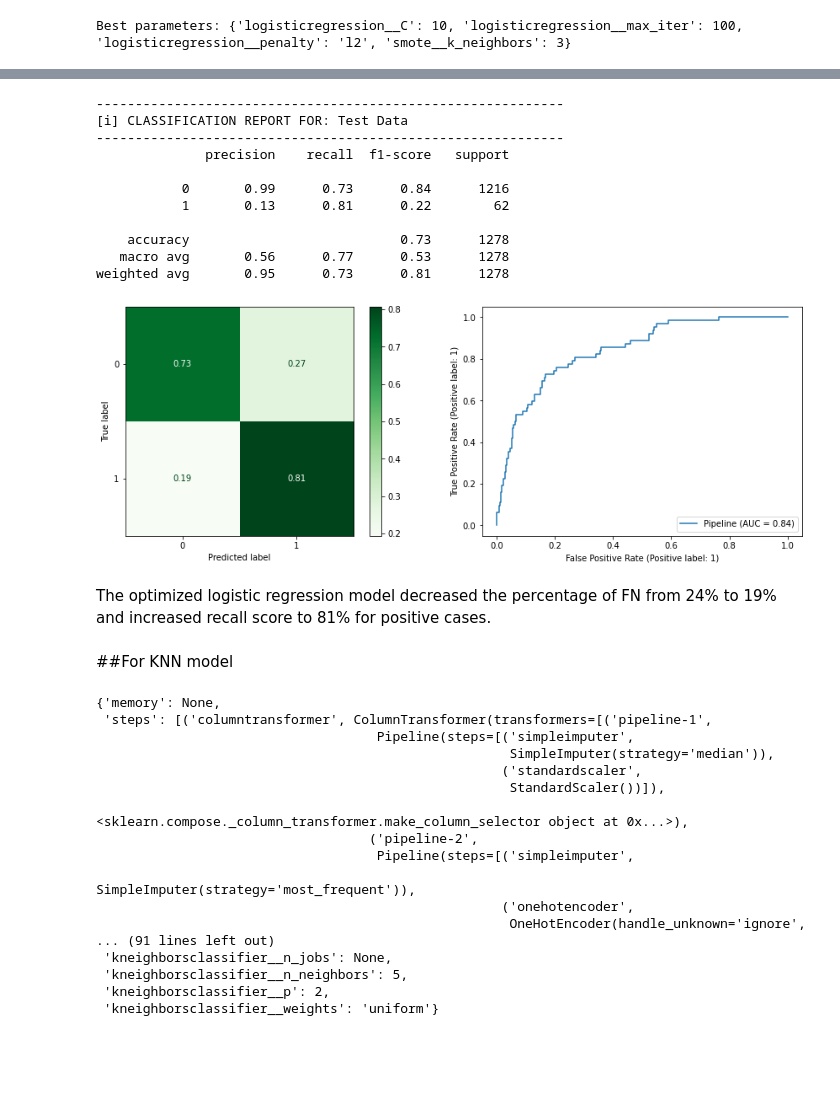
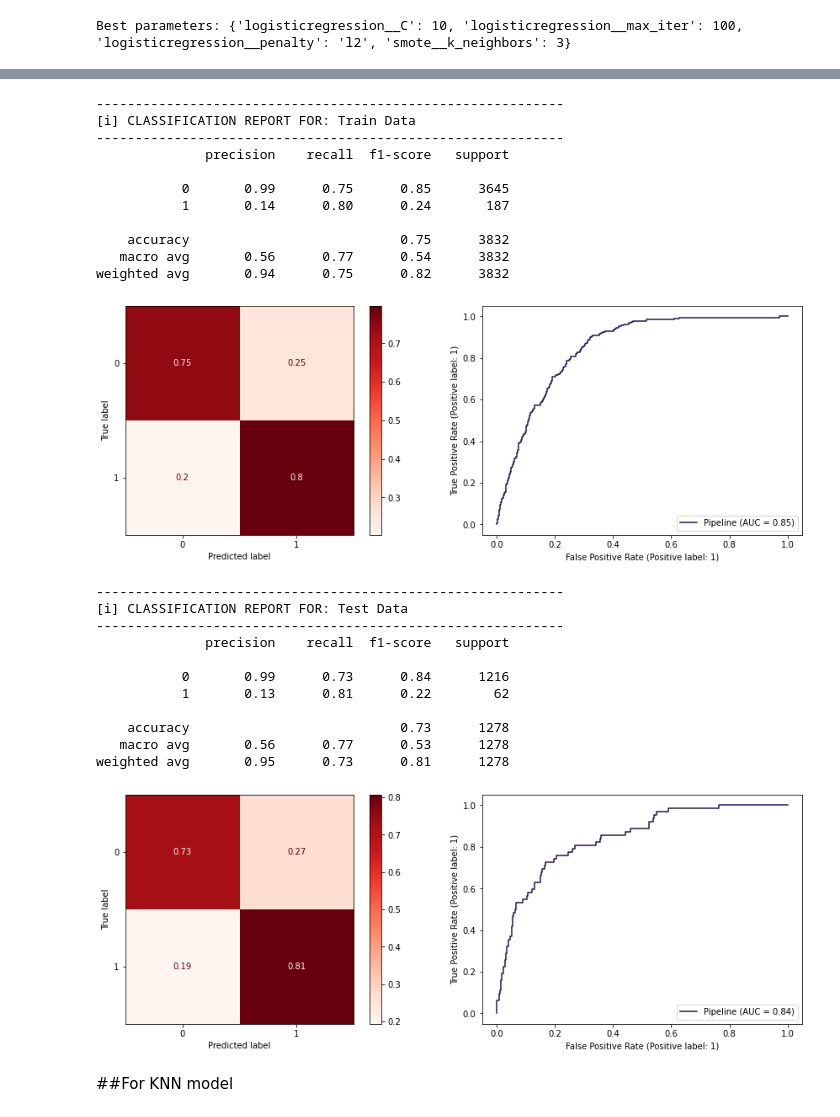
Before and after one commit to sheha919/Stroke_Prediction, a Jupyter notebook: stroke_prediction.ipynb, the cells around one changed output, grey strips where cells are left out. Drawn from its saved outputs; the diff is of its cells as text; code cells hidden in the pictures; blank space fills up the shorter version.

```diff
--- a/stroke_prediction.ipynb
+++ b/stroke_prediction.ipynb
@@ -721,0 +1027,4 @@ weighted avg       0.91      0.89      0.90      1278
+# %%
+xgb = XGBClassifier(random_state = 42)
+xgb_pipe = make_pipeline(preprocessor, xgb)
+xgb_pipe.fit(X_train, y_train)
@@ -747,13 +1258,13 @@ logreg_smote_pipe.get_params()
  'logisticregression__verbose': 0,
  'logisticregression__warm_start': False}
 # %%
-logref_smote_param_grid = {'smote__k_neighbors':range(2,7),
+logreg_param_grid = {'smote__k_neighbors':range(2,7),
                  'logisticregression__C': [0.1, 1, 10, 100],
                  'logisticregression__penalty':['l1','l2'],
                  'logisticregression__max_iter': [100, 1000]}
 # %%
-logref_smote_gs = GridSearchCV(logreg_smote_pipe, logref_smote_param_grid, cv =5)
-logref_smote_gs.fit(X_train, y_train);
+logreg_gs = GridSearchCV(logreg_pca_smote_pipe, logreg_param_grid, cv =5)
+logreg_gs.fit(X_train, y_train);
 # %% [output]
 200 fits failed out of a total of 400.
 The score on these train-test partitions for these parameters will be set to nan.
@@ -777,8 +1288,8 @@ print(f'Best parameters: {logref_smote_gs.best_params_}')
 # %% [output]
 Best parameters: {'logisticregression__C': 10, 'logisticregression__max_iter': 100, 'logisticregression__penalty': 'l2', 'smote__k_neighbors': 3}
 # %%
-logref_opt = logref_smote_gs.best_estimator_
-logref_opt.fit(X_train, y_train)
+logreg_opt = logreg_gs.best_estimator_
+logreg_opt.fit(X_train, y_train)
 # %% [output]
 Pipeline(steps=[('columntransformer',
                  ColumnTransformer(transformers=[('pipeline-1',
@@ -799,41 +1310,32 @@ Pipeline(steps=[('columntransformer',
                 ('logisticregression',
                  LogisticRegression(C=10, random_state=42))])
 # %%
-evaluate_classiffication(logref_opt, X_test, y_test, label="Test Data")
+evaluate_classiffication(logreg_opt, X_train, y_train, label="Train Data")
+evaluate_classiffication(logreg_opt, X_test, y_test, label="Test Data")
 # %% [output]
 ------------------------------------------------------------
-[i] CLASSIFICATION REPORT FOR: Test Data
+[i] CLASSIFICATION REPORT FOR: Train Data
 ------------------------------------------------------------
               precision    recall  f1-score   support
 
-           0       0.99      0.73      0.84      1216
-           1       0.13      0.81      0.22        62
+           0       0.99      0.75      0.85      3645
+           1       0.14      0.80      0.24       187
 
-    accuracy                           0.73      1278
-   macro avg       0.56      0.77      0.53      1278
-weighted avg       0.95      0.73      0.81      1278
+    accuracy                           0.75      3832
+   macro avg       0.56      0.77      0.54      3832
+weighted avg       0.94      0.75      0.82      3832
-[figure, old version]
+[figure, new version]
+------------------------------------------------------------
+[i] CLASSIFICATION REPORT FOR: Test Data
+------------------------------------------------------------
+              precision    recall  f1-score   support
+
+           0       0.99      0.73      0.84      1216
+           1       0.13      0.81      0.22        62
+
+    accuracy                           0.73      1278
+   macro avg       0.56      0.77      0.53      1278
+weighted avg       0.95      0.73      0.81      1278
+[figure, added]
-# %% [markdown]
-The optimized logistic regression model decreased the percentage of FN from 24% to 19% and increased recall score to 81% for positive cases.
 # %% [markdown]
 ##For KNN model
-# %%
-knn_smote_pipe.get_params()
-# %% [output]
-{'memory': None,
- 'steps': [('columntransformer', ColumnTransformer(transformers=[('pipeline-1',
-                                    Pipeline(steps=[('simpleimputer',
-                                                     SimpleImputer(strategy='median')),
-                                                    ('standardscaler',
-                                                     StandardScaler())]),
-                                    <sklearn.compose._column_transformer.make_column_selector object at 0x...>),
-                                   ('pipeline-2',
-                                    Pipeline(steps=[('simpleimputer',
-                                                     SimpleImputer(strategy='most_frequent')),
-                                                    ('onehotencoder',
-                                                     OneHotEncoder(handle_unknown='ignore',
-... (91 lines left out)
- 'kneighborsclassifier__n_jobs': None,
- 'kneighborsclassifier__n_neighbors': 5,
- 'kneighborsclassifier__p': 2,
- 'kneighborsclassifier__weights': 'uniform'}
```
Also changed, not shown: parts of 113 cells of this notebook.
